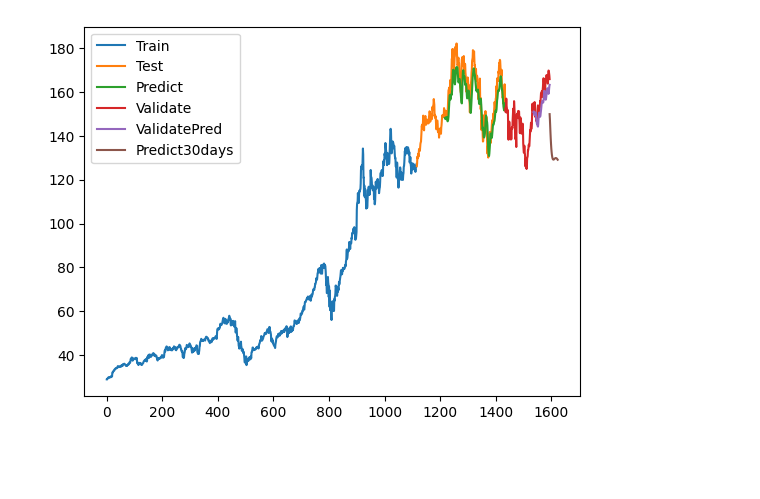
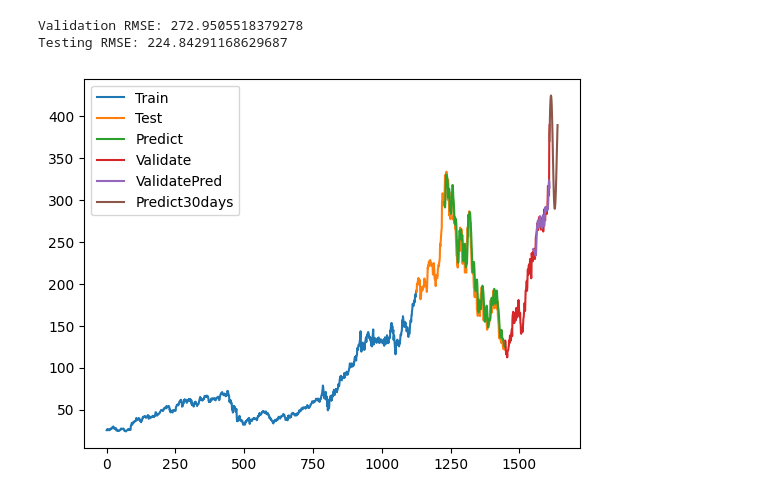
Before and after one commit to dangnghiepcuong/IS403.N21.HTTT_Nhom2, a Jupyter notebook: 4. LSTM/IS403_LSTM_Model_CodeExample_07052023.ipynb, the cells around one changed output. Drawn from its saved outputs; the diff is of its cells as text; code cells hidden in the pictures; blank space fills up the shorter version.

Commit message:
NVDA on LSTM

```diff
--- a/4. LSTM/IS403_LSTM_Model_CodeExample_07052023.ipynb
+++ b/4. LSTM/IS403_LSTM_Model_CodeExample_07052023.ipynb
@@ -10,8 +10,9 @@ from keras.models import Sequential
 from keras.layers import Dense, LSTM
 # %%
 # 2. Đọc file csv và gắng index với giá Close
-df = pd.read_csv('/content/drive/MyDrive/StockData/AAPL_stock_data.csv')
-df1=df.reset_index()['Close']
+# df = pd.read_csv('/content/drive/MyDrive/StockData/AAPL_stock_data.csv')
+df = pd.read_csv('../Datasets/NVDA Historical Data.csv')
+df1=df.reset_index()['Price']
 # %%
 # 3. Scaler data
 scaler=MinMaxScaler(feature_range=(0,1))
@@ -105,6 +104,6 @@ Testing RMSE: 155.30697156599558
 # %%
 # 13. Dự báo 30 ngày tiếp theo
-x_input=val_data[60:].reshape(1,-1)
+x_input=val_data[-time_step:].reshape(1,-1)
 x_input.shape
 
 temp_input=list(x_input)
@@ -113,11 +112,11 @@ temp_input=temp_input[0].tolist()
 from numpy import array
 
 lst_output=[]
-n_steps=100
+n_steps=time_step
 i=0
 while(i<30):
 
-    if(len(temp_input)>100):
+    if(len(temp_input)>time_step):
         #print(temp_input)
         x_input=np.array(temp_input[1:])
         print("{} day input {}".format(i,x_input))
@@ -144,19 +159,22 @@ while(i<30):
 # %%
 # 14.Vẽ hình
-
+print('Validation RMSE:', valid_rmse)
+print('Testing RMSE:', test_rmse)
 train_data_index = pd.RangeIndex(start=0, stop=train_size, step=1)
 plt.plot(scaler.inverse_transform(train_data))
 test_data_index = pd.RangeIndex(start=train_size, stop=train_size+test_size, step=1)
 plt.plot(test_data_index,scaler.inverse_transform(test_data))
-test_data_index = pd.RangeIndex(start=train_size+101, stop=train_size+test_size, step=1)
+test_data_index = pd.RangeIndex(start=train_size+time_step+1, stop=train_size+test_size, step=1)
 plt.plot(test_data_index,(y_pred))
 val_data_index = pd.RangeIndex(start=train_size+test_size, stop=train_size+test_size+val_size, step=1)
 plt.plot(val_data_index,scaler.inverse_transform(val_data))
-val_data_index = pd.RangeIndex(start=train_size+test_size+101, stop=train_size+test_size+val_size, step=1)
+val_data_index = pd.RangeIndex(start=train_size+test_size+time_step+1, stop=train_size+test_size+val_size, step=1)
 plt.plot(val_data_index,y_pred_val)
 prediect_data_index = pd.RangeIndex(start=len(df1)-1, stop=len(df1)+29, step=1)
 plt.plot(prediect_data_index,scaler.inverse_transform(lst_output))
 plt.legend(['Train','Test','Predict','Validate','ValidatePred','Predict30days'])
 plt.show()
 # %% [output]
+Validation RMSE: 272.9505518379278
+Testing RMSE: 224.84291168629687
-[figure, old version]
+[figure, new version]
```
Also changed, not shown: parts of 4 cells of this notebook.
